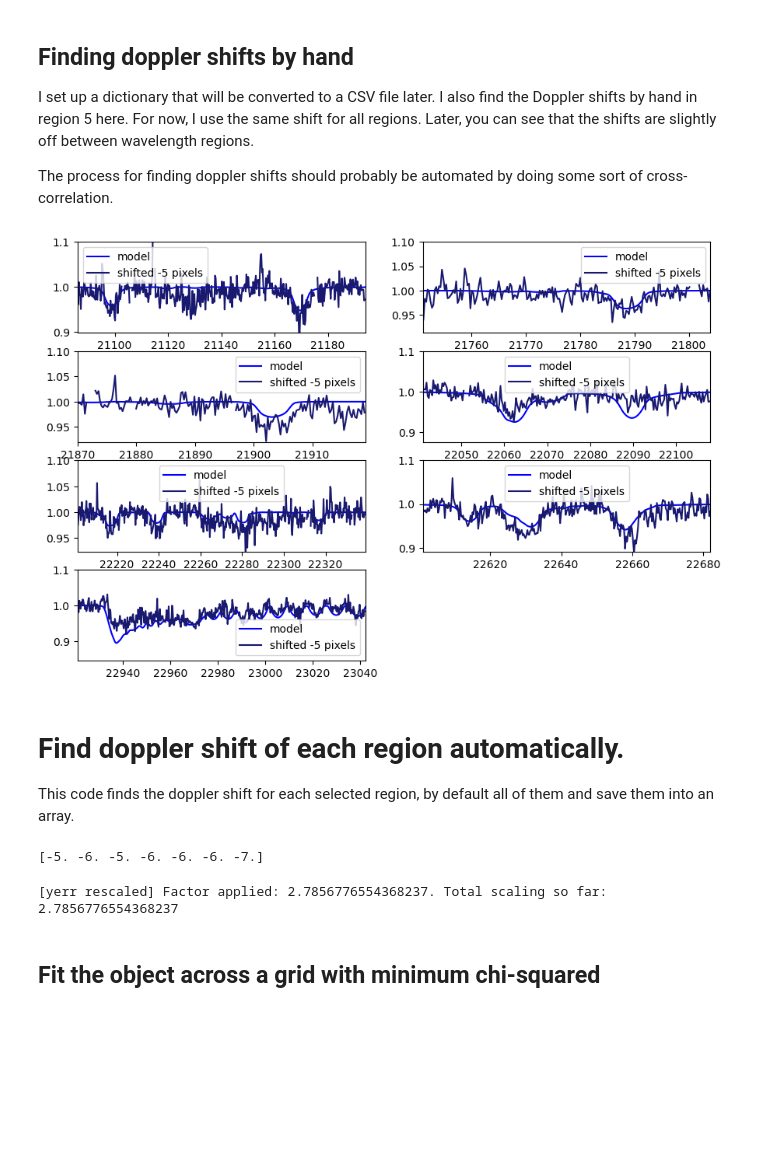
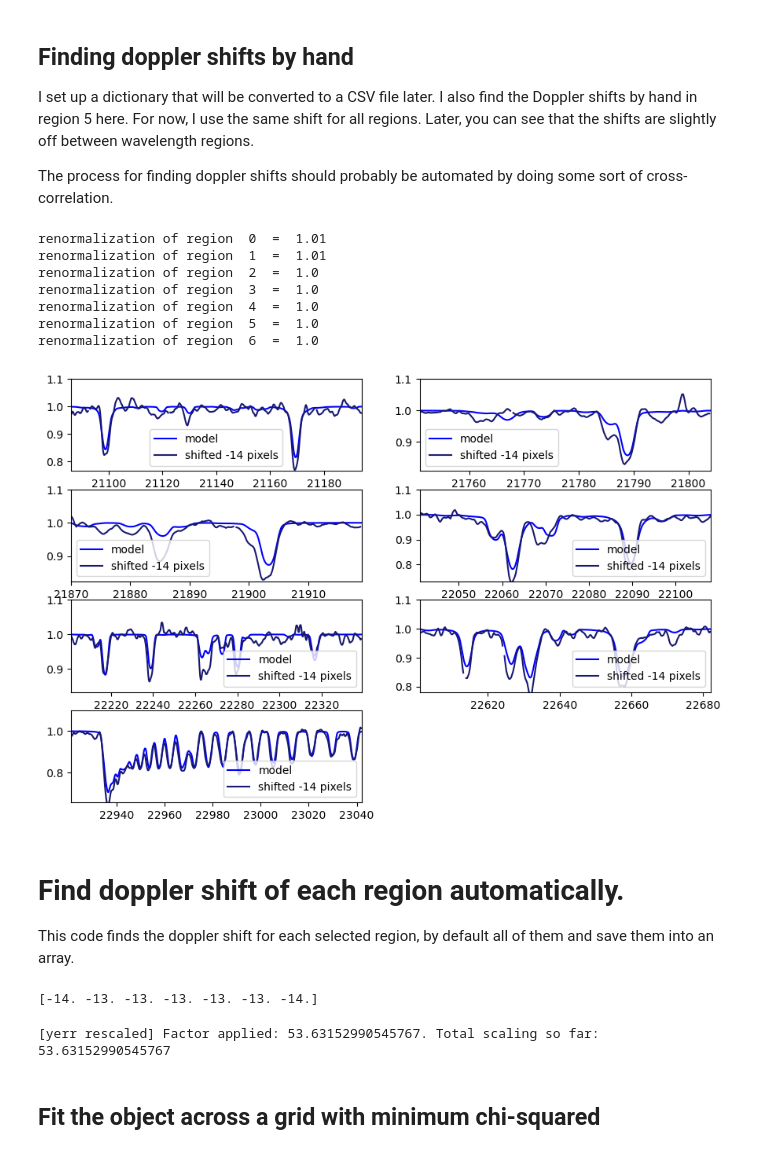
Before and after one commit to christianfloresg/ishell-spectral-fitting, a Jupyter notebook: simple_example.ipynb, the cells around one changed output. Saved outputs shown, nothing was run; the diff lists cells and outputs as text; code cells hidden in the pictures; blank space fills up the shorter version.

```diff
--- a/simple_example.ipynb
+++ b/simple_example.ipynb
@@ -14,7 +14,7 @@ from fitting import *
 # %% [markdown]
 ## Import normalized spectrum
 # %%
-fname = "data/science/Spectrum_ODISEA256.nspec"
+fname = "data/science/OW94-173-236.tellcor1.merged.smoothed21-2.nspec"
 
 # ProplydData is a simple class that stores the data and has some built-in methods
 # to help with data processing
@@ -24,8 +24,8 @@ obj = ProplydData(fname)
 # over sampled by 6 pixels per resolution element. We are bring it down to 2 (Nyquist)
 obj.Nyquist_bin_spectrum(N = 3)
 
-obj.x *= 1  #e4  # convert x-axis to angstroms
-# obj.x *= 1e4  # convert x-axis to angstroms
+# obj.x *= 1  #e4  # convert x-axis to angstroms
+obj.x *= 1e4  # convert x-axis to angstroms
 
 plt.figure()
 plt.plot(obj.x, obj.y)
@@ -52,60 +52,79 @@ The process for finding doppler shifts should probably be automated by doing som
 # Visually determine the doppler shift by plotting against a test model
 # and shifting the data to match the model
 
-guess_shift = -5  # shift in units of array indices
+guess_shift = -14  # shift in units of array indices
 # xlo, xhi = 22600, 22670  # wavelength region for plotting
 
 
 obj_test = copy.deepcopy(obj)  # make a copy of the data while testing the doppler shift
 obj_test.doppler_shift_data(guess_shift)  # apply the doppler shift
 
+renormalize_regions= np.array([1.01,1.01,1.0,1.0,1.0,1.0,1.0])
+
 fig, axs = plt.subplots(nrows=4, ncols=2, figsize=(10.5,7))
 
+
+
+test_teff=3400
+test_logg=3.25
+test_rK=1.0
+test_B=1.0
+test_vsini=22
 for r, ax in enumerate(axs.reshape(-1)):
     if r == 7:
         ax.axis("off")
         continue
 
-    model = MoogStokesModel(3400, 4.00, rK=3, B=1, vsini=42, region=r)
+    model = MoogStokesModel(test_teff, test_logg, rK=test_rK, B=test_B, vsini=test_vsini, region=r)
     ax.plot(model.x, model.y, c='blue', label="model")
     ax.set_ylim(min(model.y)-0.05,1.1)
 
     xlo, xhi = model.region_xlims(r)
     xdata, ydata, yerrdata = obj_test.get_range(xlo, xhi)  # get
-    ax.plot(xdata, ydata, c='midnightblue', label="shifted "+str(guess_shift)+" pixels")
+    print('renormalization of region ', r,' = ' ,renormalize_regions[r])
+    renorm_ydata,renorm_yerrdata = ydata*renormalize_regions[r], yerrdata**renormalize_regions[r]
+    ax.plot(xdata, renorm_ydata, c='midnightblue', label="shifted "+str(guess_shift)+" pixels")
     #ax.plot(obj_test.x, obj_test.y, c='midnightblue', label="shifted "+str(shift)+" pixels")
 
 
     ax.set_xlim(xlo,xhi)
     ax.legend()
 
 #     print(ydata[0],ydata[-1])
 # plt.figure()
 # plt.plot(obj_test.x, obj_test.y, c='k', label="shifted "+shift+" pixels?")
 # plt.plot(model.x, model.y, c='blue', label="model")
 
 # plt.xlim(xlo, xhi)
 # plt.ylim(0.85, 1.1)
 plt.show()
 # %% [output]
+renormalization of region  0  =  1.01
+renormalization of region  1  =  1.01
+renormalization of region  2  =  1.0
+renormalization of region  3  =  1.0
+renormalization of region  4  =  1.0
+renormalization of region  5  =  1.0
+renormalization of region  6  =  1.0
-[figure, old version]
+[figure, new version]
 # %% [markdown]
 # Find doppler shift of each region automatically.
 This code finds the doppler shift for each selected region, by default all of them and save them into an array.
 # %%
-shifts = automatic_wavelength_shifts_values(obj_test,Teff=3600, logg=3.50, rK=3, B=1, vsini=52,guess_shift=guess_shift)
+shifts = automatic_wavelength_shifts_values(obj_test,Teff=test_teff, logg=test_logg,
+                                            rK=test_rK, B=test_B, vsini=test_vsini,guess_shift=guess_shift)
 
 print(shifts)
 # %% [output]
-[-5. -6. -5. -6. -6. -6. -7.]
+[-14. -13. -13. -13. -13. -13. -14.]
 # %%
 ## When you're ready, apply the doppler shift to the original data
 # obj.doppler_shift_data(shift)
 
 # errors can also be re-scaled to a value that is appropriate depending on the reduced chi-squared
-obj.rescale_yerr(7.760**0.5)
+obj.rescale_yerr(2876.341**0.5)
 # %% [output]
-[yerr rescaled] Factor applied: 2.7856776554368237. Total scaling so far: 2.7856776554368237
+[yerr rescaled] Factor applied: 53.63152990545767. Total scaling so far: 53.63152990545767
 # %% [markdown]
 ## Fit the object across a grid with minimum chi-squared
 # %% [markdown]
```
Also changed, not shown: parts of 9 cells of this notebook, 1 other file.
